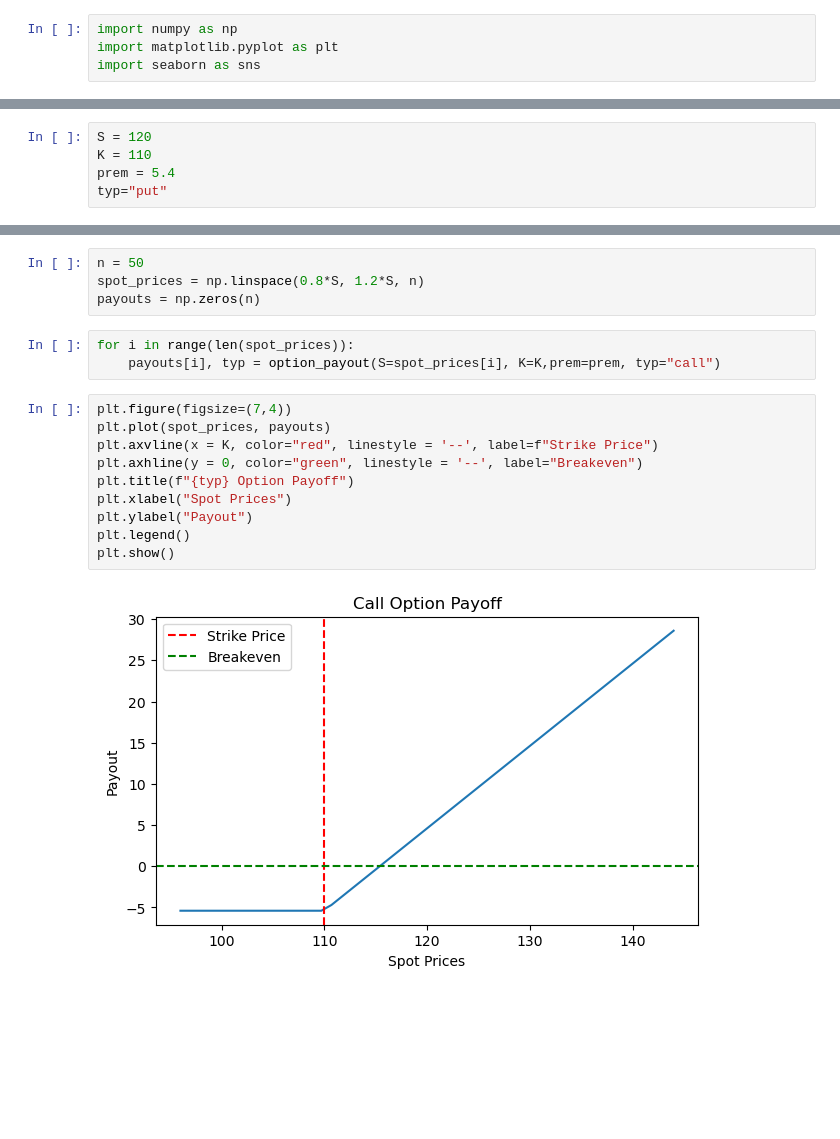
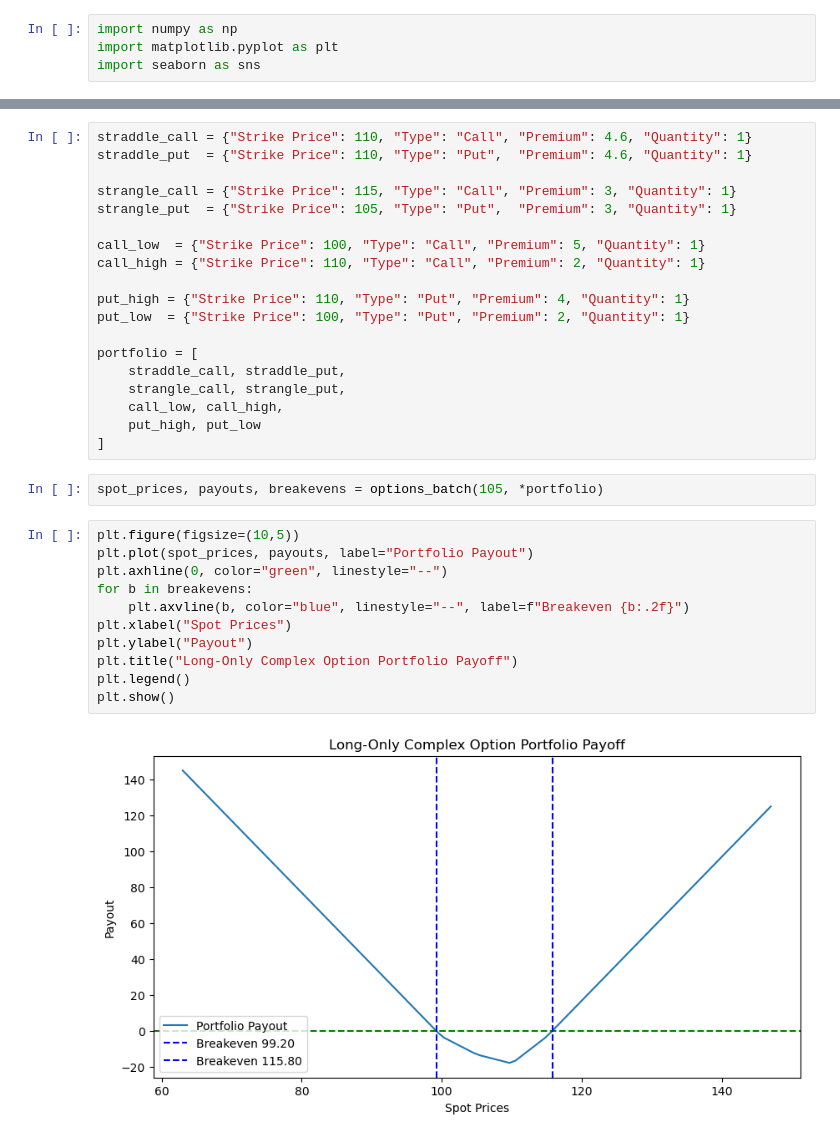
Before and after one commit to George-Dros/options-strategy-lab, a Jupyter notebook: PnL.ipynb, the cells around one changed output, grey strips where cells are left out. Drawn from its saved outputs; the diff is of its cells as text; blank space fills up the shorter version.

Commit message:
batch options PnL's

```diff
--- a/PnL.ipynb
+++ b/PnL.ipynb
@@ -15,5 +19,0 @@ def option_payout(S, K, typ="call",prem=0.0):
-# %%
-S = 120
-K = 110
-prem = 5.4
-typ="put"
@@ -20,19 +65,34 @@ typ="put"
+# %%
+straddle_call = {"Strike Price": 110, "Type": "Call", "Premium": 4.6, "Quantity": 1}
+straddle_put  = {"Strike Price": 110, "Type": "Put",  "Premium": 4.6, "Quantity": 1}
+
+strangle_call = {"Strike Price": 115, "Type": "Call", "Premium": 3, "Quantity": 1}
+strangle_put  = {"Strike Price": 105, "Type": "Put",  "Premium": 3, "Quantity": 1}
+
+call_low  = {"Strike Price": 100, "Type": "Call", "Premium": 5, "Quantity": 1}
+call_high = {"Strike Price": 110, "Type": "Call", "Premium": 2, "Quantity": 1}
+
+put_high = {"Strike Price": 110, "Type": "Put", "Premium": 4, "Quantity": 1}
+put_low  = {"Strike Price": 100, "Type": "Put", "Premium": 2, "Quantity": 1}
+
+portfolio = [
+    straddle_call, straddle_put,
+    strangle_call, strangle_put,
+    call_low, call_high,
+    put_high, put_low
+]
 # %%
-n = 50
-spot_prices = np.linspace(0.8*S, 1.2*S, n)
-payouts = np.zeros(n)
+spot_prices, payouts, breakevens = options_batch(105, *portfolio)
-# %%
-for i in range(len(spot_prices)):
-    payouts[i], typ = option_payout(S=spot_prices[i], K=K,prem=prem, typ="call")
 # %%
-plt.figure(figsize=(7,4))
-plt.plot(spot_prices, payouts)
-plt.axvline(x = K, color="red", linestyle = '--', label=f"Strike Price")
-plt.axhline(y = 0, color="green", linestyle = '--', label="Breakeven")
-plt.title(f"{typ} Option Payoff")
+plt.figure(figsize=(10,5))
+plt.plot(spot_prices, payouts, label="Portfolio Payout")
+plt.axhline(0, color="green", linestyle="--")
+for b in breakevens:
+    plt.axvline(b, color="blue", linestyle="--", label=f"Breakeven {b:.2f}")
 plt.xlabel("Spot Prices")
 plt.ylabel("Payout")
+plt.title("Long-Only Complex Option Portfolio Payoff")
 plt.legend()
 plt.show()
 # %% [output]
-[figure, old version]
+[figure, new version]
```
Also changed, not shown: parts of 3 cells of this notebook.
